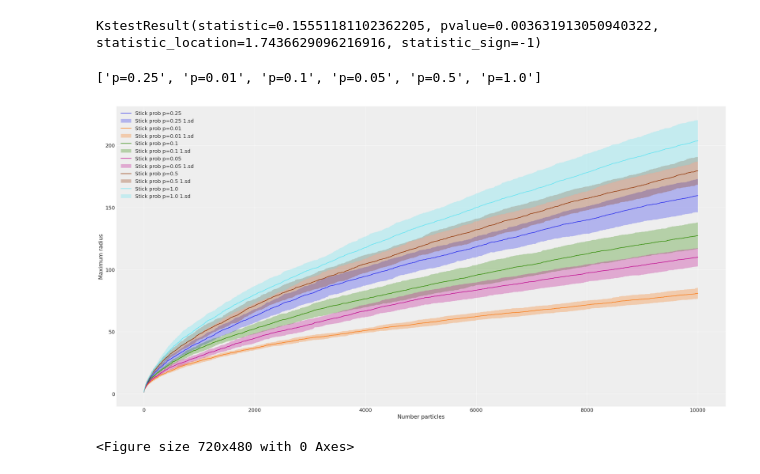
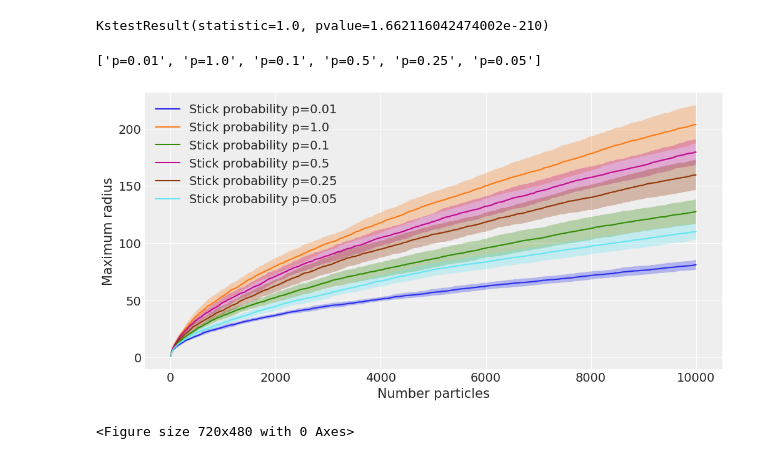
Before and after one commit to cm2435/diffusion-limited-aggregation, a Jupyter notebook: analysis/vanilla_dla.ipynb, the cells around one changed output. Cells and saved outputs as stored; diff of their text form; code cells hidden in the pictures.

```diff
--- a/analysis/vanilla_dla.ipynb
+++ b/analysis/vanilla_dla.ipynb
@@ -62,8 +78,8 @@ https://gist.github.com/mwaskom/de44147ed2974457ad6372750bbe5751
 # %%
 from scipy.stats import ks_2samp, kstest
-ks_2samp(fractal_dimensions_vanilla, [x for x in fractal_dimensions_force_vector], alternative='two-sided', method='auto')
+ks_2samp(fractal_dimensions_vanilla, [x for x in fractal_dimensions_hele_shaw], alternative='two-sided')
 # %% [output]
-KstestResult(statistic=0.15551181102362205, pvalue=0.003631913050940322, statistic_location=1.7436629096216916, statistic_sign=-1)
+KstestResult(statistic=1.0, pvalue=1.662116042474002e-210)
 # %%
 def avg_runs(fp : str):
     df_list = []
@@ -84,23 +100,24 @@ def avg_runs(fp : str):
 # %%
 xtx =avg_runs("../data/stickprob/p=0.1")
 # %%
-base_path = "/home/cm2435/Desktop/cpp_DLA/diffusion-limited-aggregation/data/stickprob"
+base_path = "/home/cm2435/Desktop/uni_cpp/data/stickprob"
+
 os.listdir(base_path)
 # %% [output]
-['p=0.25', 'p=0.01', 'p=0.1', 'p=0.05', 'p=0.5', 'p=1.0']
+['p=0.01', 'p=1.0', 'p=0.1', 'p=0.5', 'p=0.25', 'p=0.05']
 # %%
-plt.figure(figsize=(24,12))
+plt.figure(figsize = (10,5))
 
 xtx =avg_runs("../data/stickprob/p=0.1")
 for i, path in enumerate(os.listdir(base_path)):
     xtx =avg_runs(f"../data/stickprob/{path}")
-    plt.plot(xtx.avg_num_particles, xtx.avg_cluster_rad, label = f"Stick prob {path}")
-    plt.fill_between(xtx.avg_num_particles, xtx.avg_cluster_rad-xtx.cluster_rad_std, xtx.avg_cluster_rad+xtx.cluster_rad_std, alpha = 0.3, label = f"Stick prob {path} 1.sd")
+    plt.plot(xtx.avg_num_particles, xtx.avg_cluster_rad, label = f"Stick probability {path}")
+    plt.fill_between(xtx.avg_num_particles, xtx.avg_cluster_rad-xtx.cluster_rad_std, xtx.avg_cluster_rad+xtx.cluster_rad_std, alpha = 0.3)
 plt.legend()
 plt.xlabel("Number particles")
 plt.ylabel("Maximum radius")
 plt.show()
 plt.savefig("dendrite.eps")
 # %% [output]
-[figure, old version]
+[figure, new version]
 <Figure size 720x480 with 0 Axes>
```
Also changed, not shown: parts of 5 cells of this notebook, 5 other files.
